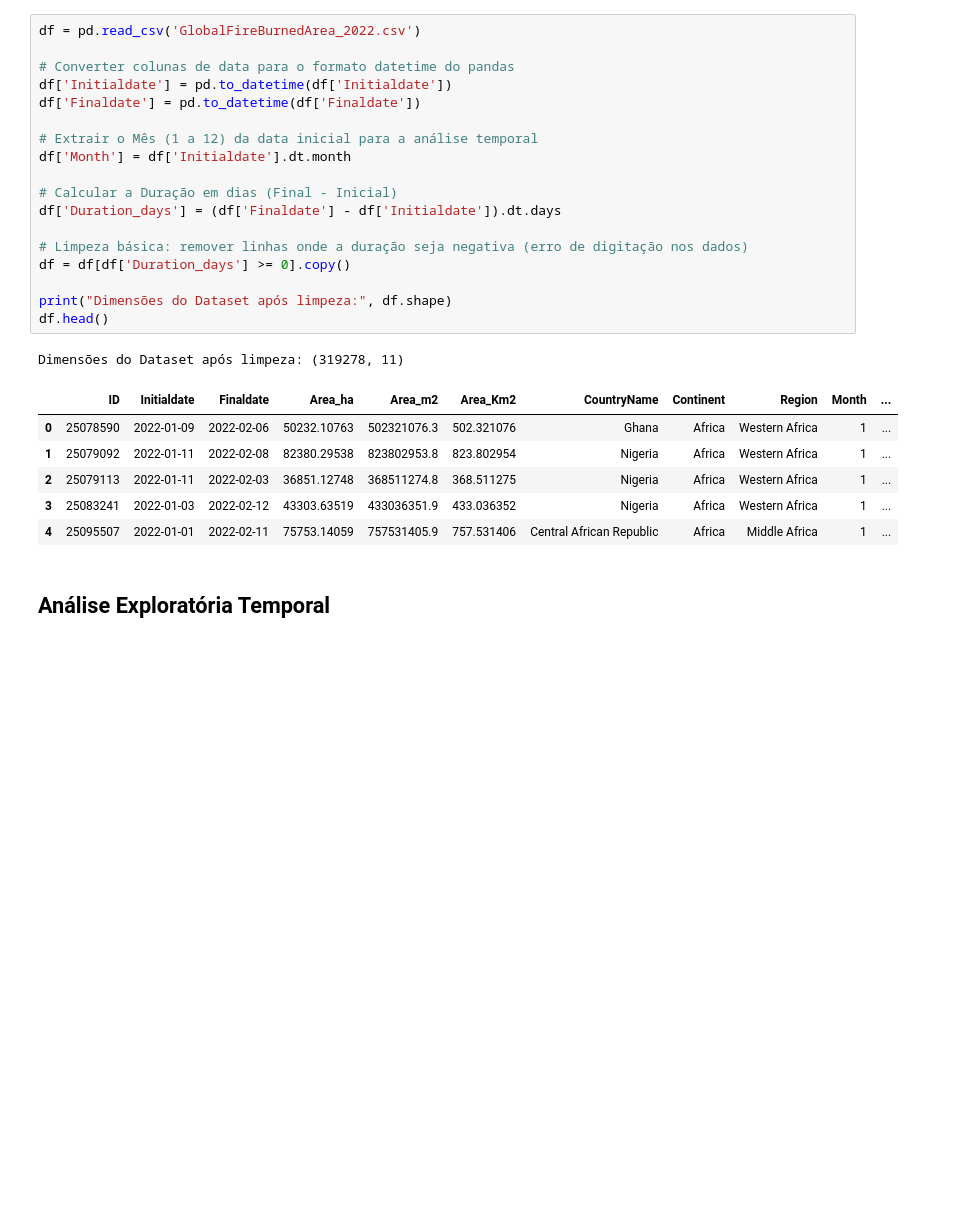
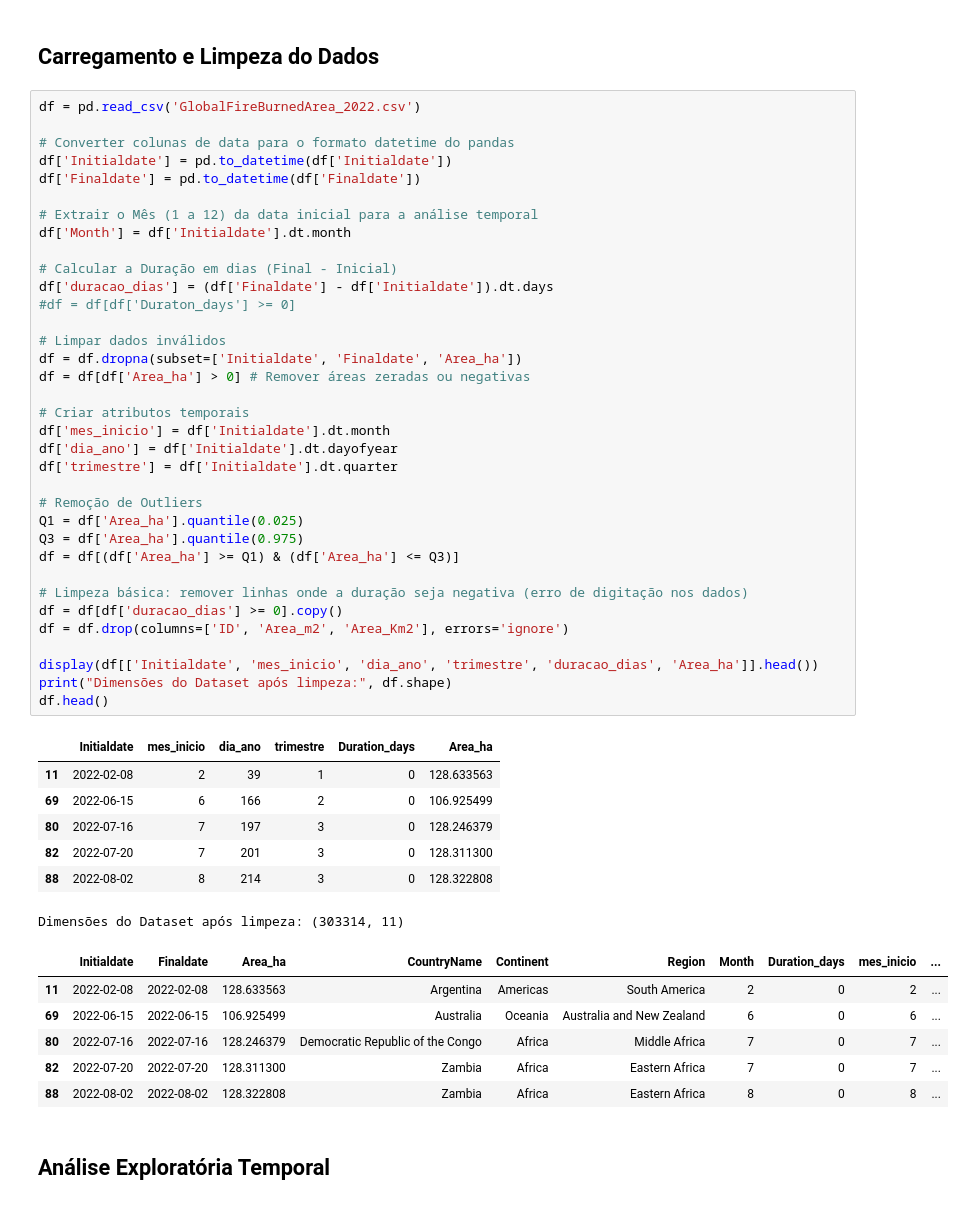
Before and after one commit to august0l0thar/analise-de-incendios-florestais-com-machine-learning, a Jupyter notebook: incendios_florestais.ipynb, the cells around one changed output. Cells and saved outputs as stored; diff of their text form; blank space fills up the shorter version.

```diff
--- a/incendios_florestais.ipynb
+++ b/incendios_florestais.ipynb
@@ -14,29 +18,54 @@ from sklearn.preprocessing import LabelEncoder
+# %% [markdown]
+## Carregamento e Limpeza do Dados
 # %%
 df = pd.read_csv('GlobalFireBurnedArea_2022.csv')
 
 # Converter colunas de data para o formato datetime do pandas
 df['Initialdate'] = pd.to_datetime(df['Initialdate'])
 df['Finaldate'] = pd.to_datetime(df['Finaldate'])
 
 # Extrair o Mês (1 a 12) da data inicial para a análise temporal
 df['Month'] = df['Initialdate'].dt.month
 
 # Calcular a Duração em dias (Final - Inicial)
-df['Duration_days'] = (df['Finaldate'] - df['Initialdate']).dt.days
+df['duracao_dias'] = (df['Finaldate'] - df['Initialdate']).dt.days
+#df = df[df['Duraton_days'] >= 0]
+
+# Limpar dados inválidos
+df = df.dropna(subset=['Initialdate', 'Finaldate', 'Area_ha'])
+df = df[df['Area_ha'] > 0] # Remover áreas zeradas ou negativas
+
+# Criar atributos temporais
+df['mes_inicio'] = df['Initialdate'].dt.month
+df['dia_ano'] = df['Initialdate'].dt.dayofyear
+df['trimestre'] = df['Initialdate'].dt.quarter
+
+# Remoção de Outliers
+Q1 = df['Area_ha'].quantile(0.025)
+Q3 = df['Area_ha'].quantile(0.975)
+df = df[(df['Area_ha'] >= Q1) & (df['Area_ha'] <= Q3)]
 
 # Limpeza básica: remover linhas onde a duração seja negativa (erro de digitação nos dados)
-df = df[df['Duration_days'] >= 0].copy()
+df = df[df['duracao_dias'] >= 0].copy()
+df = df.drop(columns=['ID', 'Area_m2', 'Area_Km2'], errors='ignore')
 
+display(df[['Initialdate', 'mes_inicio', 'dia_ano', 'trimestre', 'duracao_dias', 'Area_ha']].head())
 print("Dimensões do Dataset após limpeza:", df.shape)
 df.head()
 # %% [output]
+|  | Initialdate | mes_inicio | dia_ano | trimestre | Duration_days | Area_ha |
+| 11 | 2022-02-08 | 2 | 39 | 1 | 0 | 128.633563 |
+| 69 | 2022-06-15 | 6 | 166 | 2 | 0 | 106.925499 |
+| 80 | 2022-07-16 | 7 | 197 | 3 | 0 | 128.246379 |
+| 82 | 2022-07-20 | 7 | 201 | 3 | 0 | 128.311300 |
+| 88 | 2022-08-02 | 8 | 214 | 3 | 0 | 128.322808 |
-Dimensões do Dataset após limpeza: (319278, 11)
+Dimensões do Dataset após limpeza: (303314, 11)
-|  | ID | Initialdate | Finaldate | Area_ha | Area_m2 | Area_Km2 | CountryName | Continent | Region | Month | ... |
-| 0 | 25078590 | 2022-01-09 | 2022-02-06 | 50232.10763 | 502321076.3 | 502.321076 | Ghana | Africa | Western Africa | 1 | ... |
-| 1 | 25079092 | 2022-01-11 | 2022-02-08 | 82380.29538 | 823802953.8 | 823.802954 | Nigeria | Africa | Western Africa | 1 | ... |
-| 2 | 25079113 | 2022-01-11 | 2022-02-03 | 36851.12748 | 368511274.8 | 368.511275 | Nigeria | Africa | Western Africa | 1 | ... |
-| 3 | 25083241 | 2022-01-03 | 2022-02-12 | 43303.63519 | 433036351.9 | 433.036352 | Nigeria | Africa | Western Africa | 1 | ... |
-| 4 | 25095507 | 2022-01-01 | 2022-02-11 | 75753.14059 | 757531405.9 | 757.531406 | Central African Republic | Africa | Middle Africa | 1 | ... |
+|  | Initialdate | Finaldate | Area_ha | CountryName | Continent | Region | Month | Duration_days | mes_inicio | ... |
+| 11 | 2022-02-08 | 2022-02-08 | 128.633563 | Argentina | Americas | South America | 2 | 0 | 2 | ... |
+| 69 | 2022-06-15 | 2022-06-15 | 106.925499 | Australia | Oceania | Australia and New Zealand | 6 | 0 | 6 | ... |
+| 80 | 2022-07-16 | 2022-07-16 | 128.246379 | Democratic Republic of the Congo | Africa | Middle Africa | 7 | 0 | 7 | ... |
+| 82 | 2022-07-20 | 2022-07-20 | 128.311300 | Zambia | Africa | Eastern Africa | 7 | 0 | 7 | ... |
+| 88 | 2022-08-02 | 2022-08-02 | 128.322808 | Zambia | Africa | Eastern Africa | 8 | 0 | 8 | ... |
 # %% [markdown]
 ## Análise Exploratória Temporal
 # %%
```
Also changed, not shown: parts of 9 cells of this notebook.
